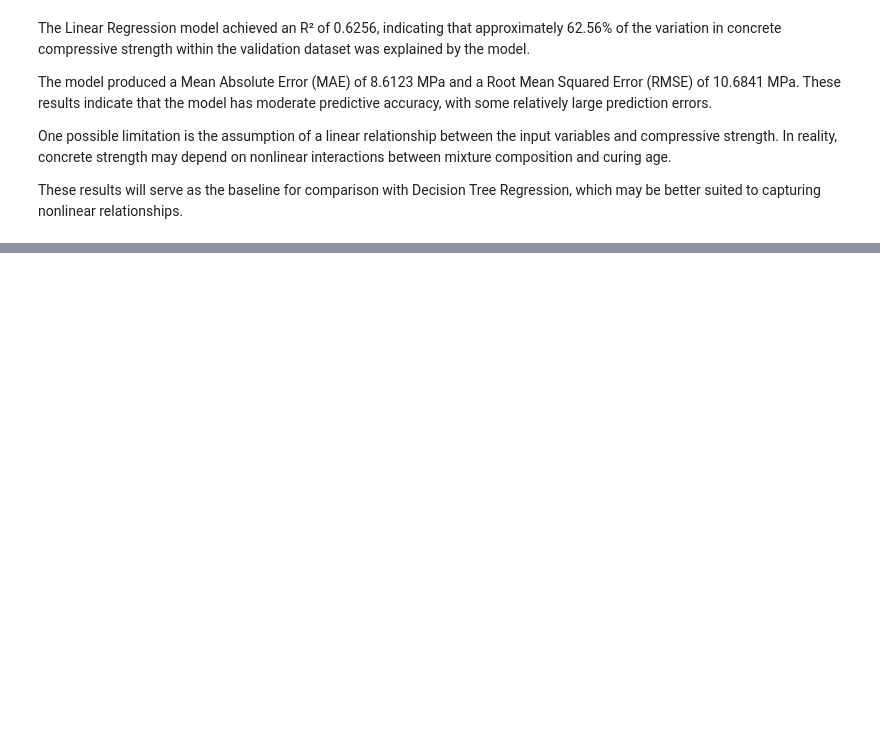
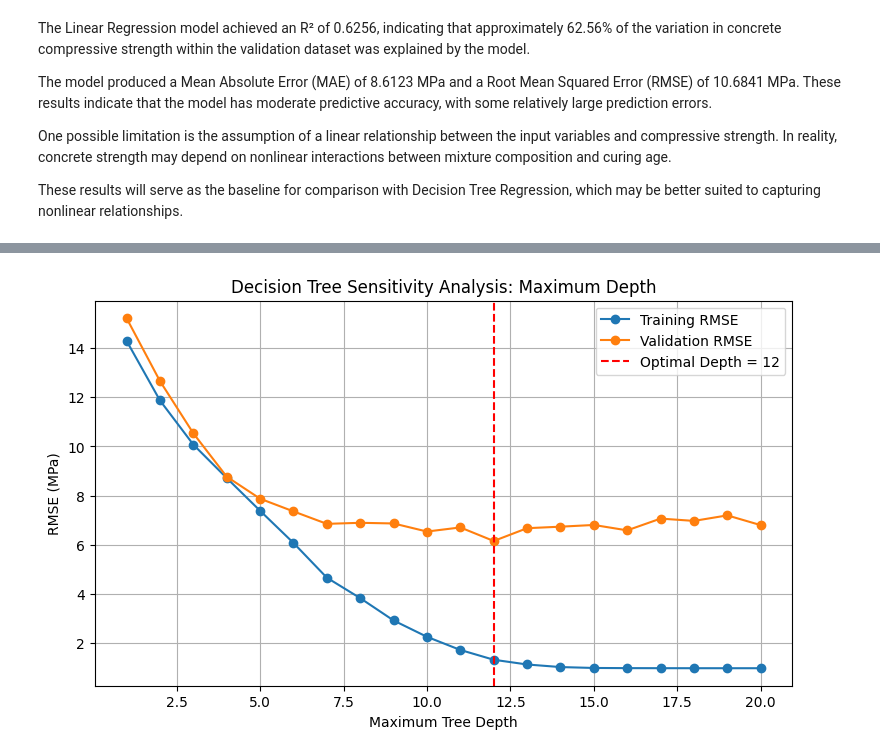
Before and after one commit to Archer-Read/MMA3001-Project, a Jupyter notebook: Concrete_Strength_Prediction.ipynb, the cells around one changed output, grey strips where cells are left out. Cells and saved outputs as stored; diff of their text form; code cells hidden in the pictures; blank space fills up the shorter version.

Commit message:
Completed Decision Tree optimisation and Final Model Evaluation

```diff
--- a/Concrete_Strength_Prediction.ipynb
+++ b/Concrete_Strength_Prediction.ipynb
@@ -192,0 +200,9 @@ These results will serve as the baseline for comparison with Decision Tree Regre
+# %%
+# Import the Decision Tree Regression model
+from sklearn.tree import DecisionTreeRegressor
+
+# Create a Decision Tree model with default parameters
+tree_model = DecisionTreeRegressor(random_state=42)
+
+# Train the model using the training dataset
+tree_model.fit(X_train, y_train)
@@ -192,0 +307,22 @@ These results will serve as the baseline for comparison with Decision Tree Regre
+# %%
+# Import plotting library
+import matplotlib.pyplot as plt
+
+# Plot training and validation RMSE against maximum tree depth
+plt.figure(figsize=(9, 5))
+
+plt.plot(depths, train_rmse, marker='o', label='Training RMSE')
+plt.plot(depths, val_rmse, marker='o', label='Validation RMSE')
+
+# Highlight the optimal maximum depth
+plt.axvline(x=best_depth, color='red', linestyle='--',
+            label=f'Optimal Depth = {best_depth}')
+
+# Add labels and title
+plt.xlabel('Maximum Tree Depth')
+plt.ylabel('RMSE (MPa)')
+plt.title('Decision Tree Sensitivity Analysis: Maximum Depth')
+plt.legend()
+plt.grid(True)
+# %% [output]
+[figure, added]
```
Also changed, not shown: parts of 18 cells of this notebook.
